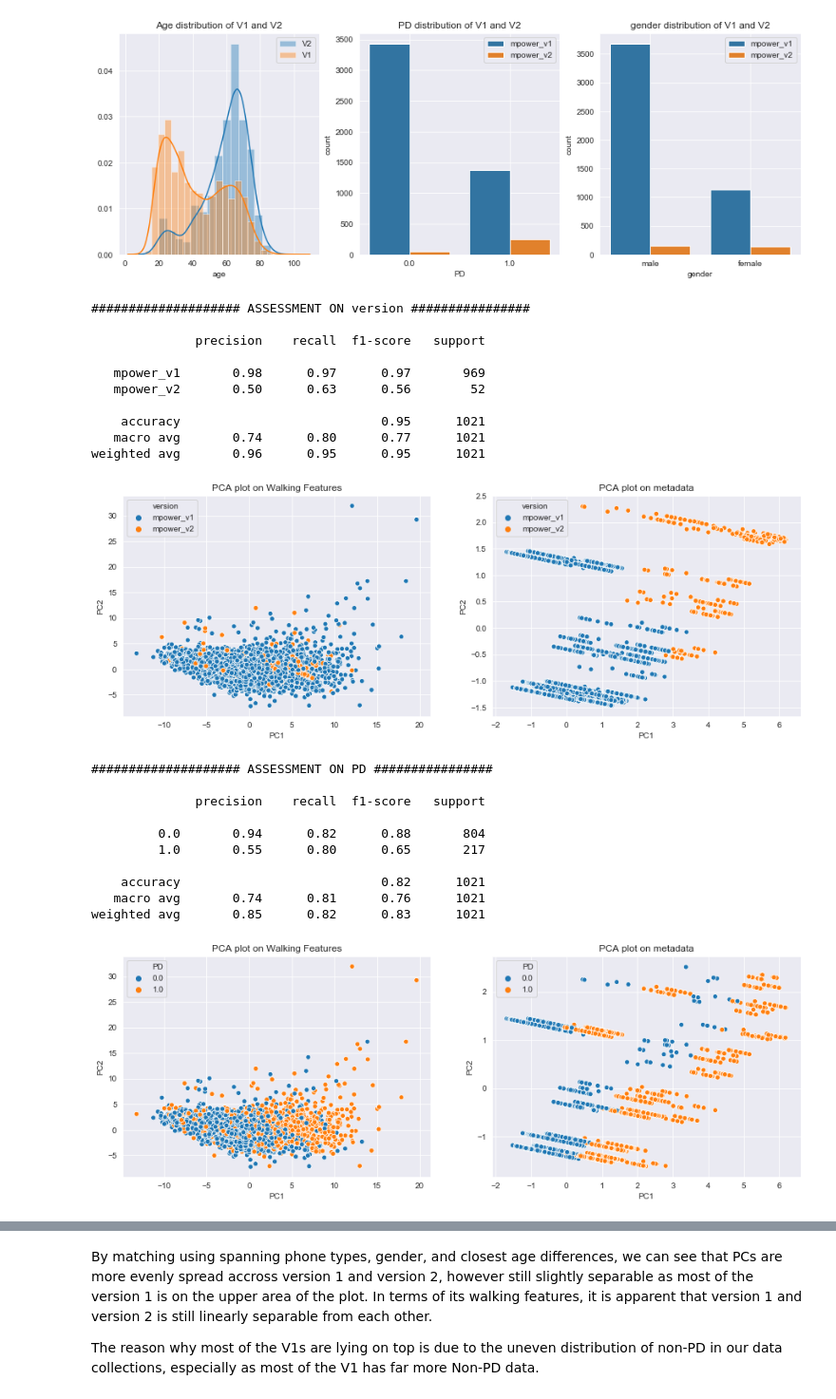
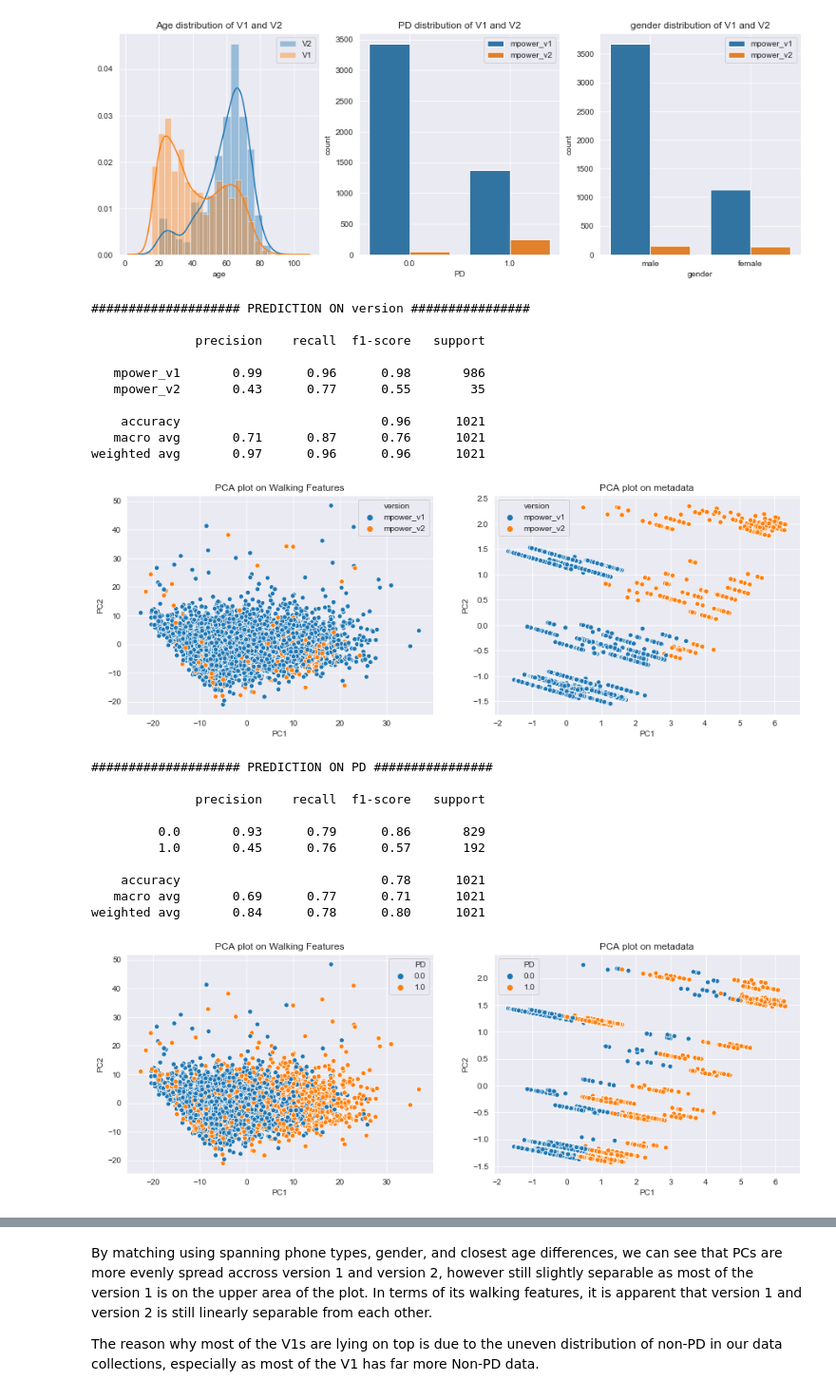
Before and after one commit to arytontediarjo/mPower-Analysis, a Jupyter notebook: Notebooks/Organized_Notebooks/02.pca_matching.ipynb, the cells around one changed output, grey strips where cells are left out. Shown at 95% size. Drawn from its saved outputs; the diff is of its cells as text; code cells hidden in the pictures.

```diff
--- a/Notebooks/Organized_Notebooks/02.pca_matching.ipynb
+++ b/Notebooks/Organized_Notebooks/02.pca_matching.ipynb
@@ -324,9 +196,8 @@ dataV1 = data[data["version"] == "mpower_v1"]
 dataV2 = data[data["version"] == "mpower_v2"]
 data = pd.concat([dataV1, dataV2]).reset_index(drop = True)
 data = process.addFeatures().transform(data)
-data = process.collapseFeatures(aggregation_type = "max").transform(data)
+data = process.collapseFeatures().transform(data)
 data["phone_type"] = data["phoneInfo"].apply(annot_phone)
-data = data[[feat for feat in data.columns if "0" not in feat]]
 # %% [markdown]
 ### Type of phones that span accross versions
 # %%
@@ -380,40 +251,40 @@ From the tabular dataframe above, we can see that there are only several phones
 ### 1.) Pre-matching Dataset (default)
 # %%
 ## get encoded data
-encoded_data = OHE_data(data)[0]
+encoded_data = model.one_hot_encode(data, "phone_type", "gender", "version")
+OHE_cols = [feat for feat in encoded_data.columns if ("OHE" in feat) or ("age" in feat) or ("PD" in feat)]
 
 ## column feature lists
 walking_feat_cols = [feat for feat in data.columns if "." in feat]
 metadata_feat_cols = [feat for feat in data.columns if ("." not in feat) and ("healthCode" not in feat)]
-OHE_feat_cols = OHE_data(data)[1]
 # %%
 show_distribution(encoded_data[metadata_feat_cols], "version")
 # %% [output]
 [figure]
 # %%
-PCA_plotter(encoded_data, walking_feat_cols, OHE_feat_cols, "version")
-PCA_plotter(encoded_data, walking_feat_cols, OHE_feat_cols, "PD")
+generate_pc_plots(encoded_data, walking_feat_cols, OHE_cols, "version")
+generate_pc_plots(encoded_data, walking_feat_cols, OHE_cols, "PD")
 # %% [output]
-#################### ASSESSMENT ON version ################
+#################### PREDICTION ON version ################
 
               precision    recall  f1-score   support
 
-   mpower_v1       0.98      0.97      0.97       969
-   mpower_v2       0.50      0.63      0.56        52
+   mpower_v1       0.99      0.96      0.98       986
+   mpower_v2       0.43      0.77      0.55        35
 
-    accuracy                           0.95      1021
-   macro avg       0.74      0.80      0.77      1021
-weighted avg       0.96      0.95      0.95      1021
+    accuracy                           0.96      1021
+   macro avg       0.71      0.87      0.76      1021
+weighted avg       0.97      0.96      0.96      1021
-[figure, old version]
+[figure, new version]
-#################### ASSESSMENT ON PD ################
+#################### PREDICTION ON PD ################
 
               precision    recall  f1-score   support
 
-         0.0       0.94      0.82      0.88       804
-         1.0       0.55      0.80      0.65       217
+         0.0       0.93      0.79      0.86       829
+         1.0       0.45      0.76      0.57       192
 
-    accuracy                           0.82      1021
-   macro avg       0.74      0.81      0.76      1021
-weighted avg       0.85      0.82      0.83      1021
+    accuracy                           0.78      1021
+   macro avg       0.69      0.77      0.71      1021
+weighted avg       0.84      0.78      0.80      1021
-[figure, old version]
+[figure, new version]
 # %% [markdown]
```
Also changed, not shown: parts of 49 cells of this notebook, 9 other files.
